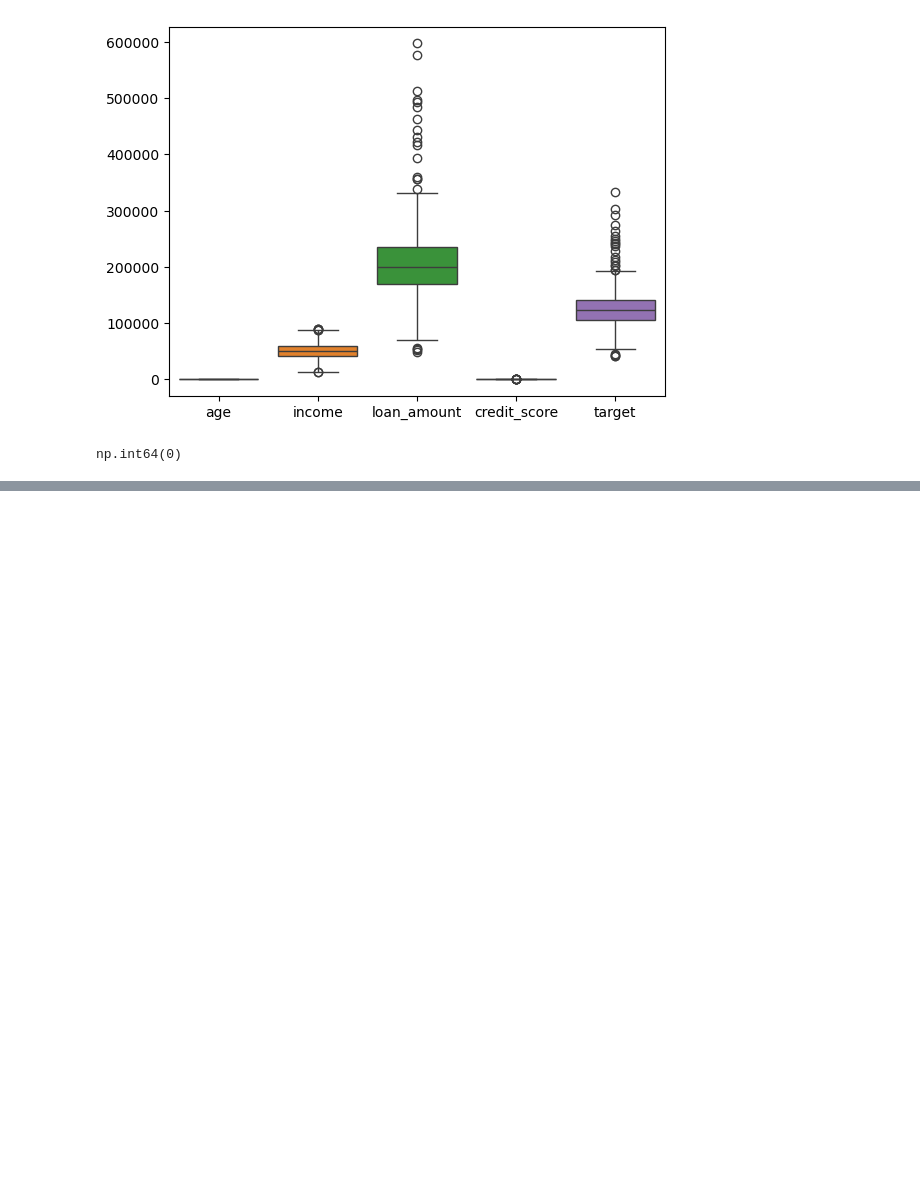
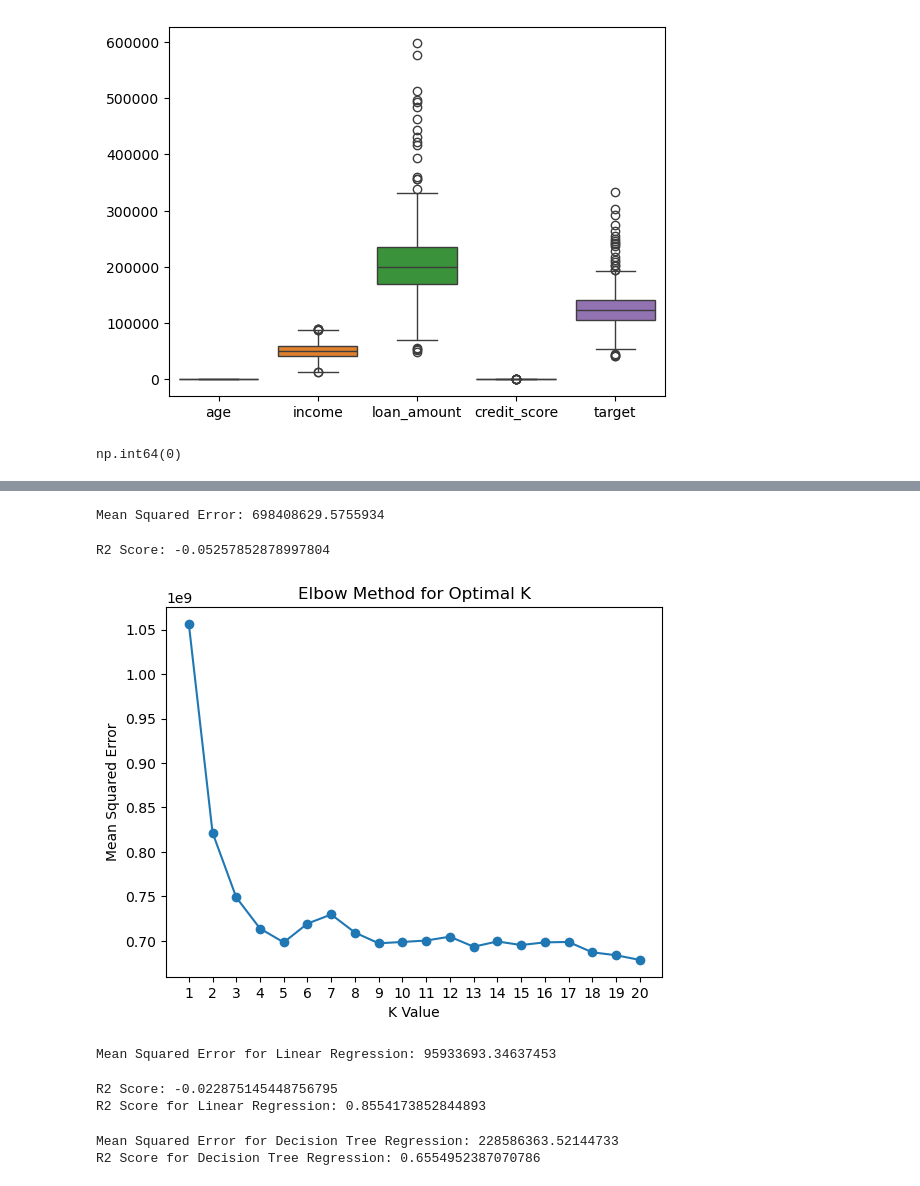
Before and after one commit to SaiVaibhav1805/KNN-K-Nearest-Neighbour, a Jupyter notebook: knn.ipynb, the cells around one changed output, grey strips where cells are left out. Drawn from its saved outputs; the diff is of its cells as text; code cells hidden in the pictures; blank space fills up the shorter version.

```diff
--- a/knn.ipynb
+++ b/knn.ipynb
@@ -154,0 +300,3 @@ sns.boxplot(df)
+# %%
+scaler=StandardScaler()
+df['credit_score']=scaler.fit_transform(df[['credit_score']])
@@ -154,0 +334,2 @@ sns.boxplot(df)
+# %%
+df=df.dropna()
@@ -154,0 +368,75 @@ sns.boxplot(df)
+# %%
+#import train test split
+from sklearn.model_selection import train_test_split
+X=df.drop(columns=['target'])
+y=df['target']
+X_train,X_test,y_train,y_test=train_test_split(X,y,test_size=0.2,random_state=42)
+# %%
+#after splitting the data we can apply knn regression model
+from sklearn.neighbors import KNeighborsRegressor
+knn=KNeighborsRegressor(n_neighbors=5)
+knn.fit(X_train,y_train)
+y_pred=knn.predict(X_test)
+
+from sklearn.metrics import mean_squared_error
+mse=mean_squared_error(y_test,y_pred)
+print("Mean Squared Error:", mse)
+# %% [output]
+Mean Squared Error: 698408629.5755934
+# %%
+#find R2 score
+from sklearn.metrics import r2_score
+r2=r2_score(y_test,y_pred)
+print("R2 Score:", r2)
+# %% [output]
+R2 Score: -0.05257852878997804
+# %%
+## use elbow method to find optimal k value
+mse_values=[]
+k_values=range(1,21)
+for k in k_values:
+    knn=KNeighborsRegressor(n_neighbors=k)
+    knn.fit(X_train,y_train)
+    y_pred=knn.predict(X_test)
+    mse=mean_squared_error(y_test,y_pred)
+    mse_values.append(mse)
+plt.plot(k_values,mse_values,marker='o')
+plt.xlabel('K Value')
+plt.ylabel('Mean Squared Error')
+plt.title('Elbow Method for Optimal K')
+plt.xticks(k_values)
+plt.show()
+# %% [output]
+[figure, added]
+# %%
+##use linear regression model to compare the performance of knn regression model
+from sklearn.linear_model import LinearRegression
+lr=LinearRegression()
+lr.fit(X_train,y_train)
+y_pred_lr=lr.predict(X_test)
+mse_lr=mean_squared_error(y_test,y_pred_lr)
+print("Mean Squared Error for Linear Regression:", mse_lr)
+# %% [output]
+Mean Squared Error for Linear Regression: 95933693.34637453
+# %%
+from sklearn.metrics import r2_score
+r2=r2_score(y_test,y_pred)
+print("R2 Score:", r2)
+r2_lr=r2_score(y_test,y_pred_lr)
+print("R2 Score for Linear Regression:", r2_lr)
+# %% [output]
+R2 Score: -0.022875145448756795
+R2 Score for Linear Regression: 0.8554173852844893
+# %%
+## use decision tree regression model to compare the performance of knn regression model
+from sklearn.tree import DecisionTreeRegressor
+dt=DecisionTreeRegressor(random_state=42)
+dt.fit(X_train,y_train)
+y_pred_dt=dt.predict(X_test)
+mse_dt=mean_squared_error(y_test,y_pred_dt)
+print("Mean Squared Error for Decision Tree Regression:", mse_dt)
+r2_dt=r2_score(y_test,y_pred_dt)
+print("R2 Score for Decision Tree Regression:", r2_dt)
+# %% [output]
+Mean Squared Error for Decision Tree Regression: 228586363.52144733
+R2 Score for Decision Tree Regression: 0.6554952387070786
```
Also changed, not shown: parts of 22 cells of this notebook, 3 other files.
